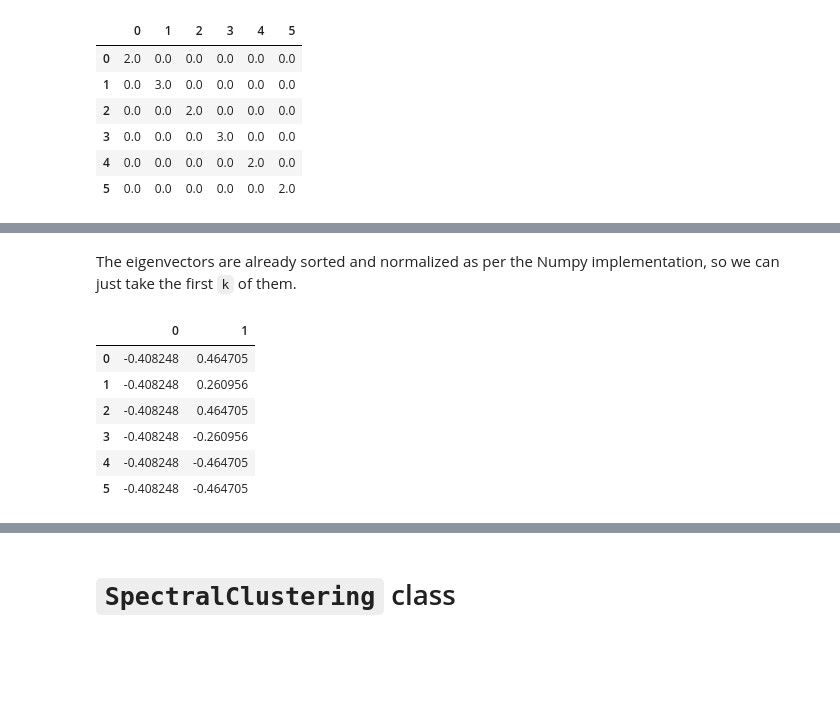
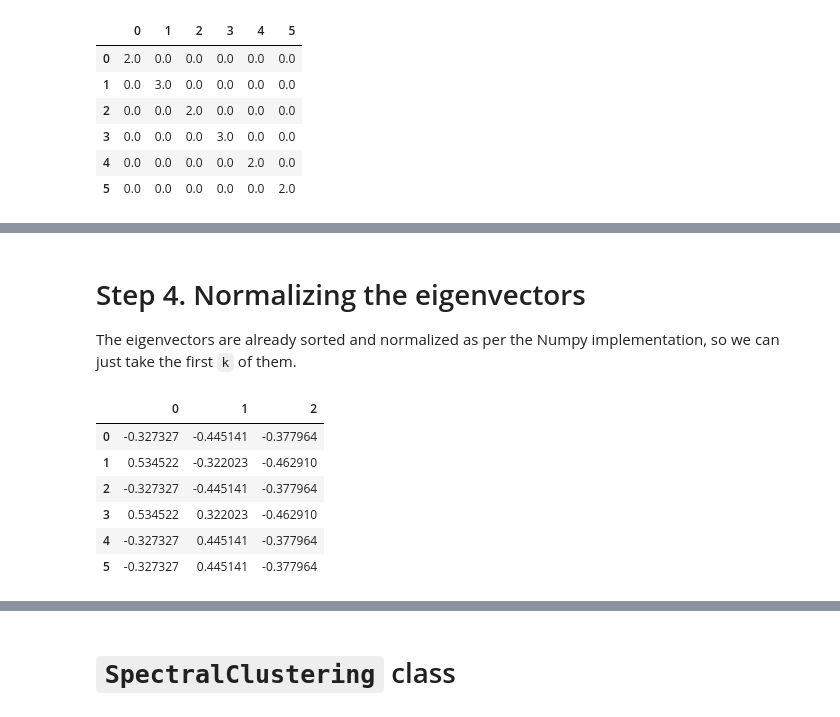
Before and after one commit to workinn/ID2222, a Jupyter notebook: lab4/Linus.ipynb, the cells around one changed output, grey strips where cells are left out. Drawn from its saved outputs; the diff is of its cells as text; code cells hidden in the pictures; blank space fills up the shorter version.

```diff
--- a/lab4/Linus.ipynb
+++ b/lab4/Linus.ipynb
@@ -201,6 +183,5 @@ And now we form the Laplacian.
 # %%
-#L = ((sqrtm(inv(D))).dot(A)).dot(sqrtm(inv(D)))
-L = D - A
+L = ((sqrtm(inv(D))).dot(A)).dot(sqrtm(inv(D)))
 pd.DataFrame(L)
 # %% [output]
 |  | 0 | 1 | 2 | 3 | 4 | 5 |
@@ -235,0 +200,10 @@ print(pd.DataFrame(eigvecs))
+# %%
+from scipy.linalg import eigh
+
+# number of clusters
+k = 2
+
+# find the k smallest eigenvalues and eigenvectors
+eigvals, eigvecs = eigh(L, eigvals=(len(L) - k - 1, len(L) - 1))
+print(pd.DataFrame(eigvals))
+print(pd.DataFrame(eigvecs))
@@ -236,14 +222,14 @@ print(pd.DataFrame(eigvecs))
 # %% [markdown]
+# Step 4. Normalizing the eigenvectors
 The eigenvectors are already sorted and normalized as per the Numpy implementation, so we can just take the first `k` of them.
 # %%
-k = 2
-Y = eigvecs[:,0:k]
+Y = eigvecs
 pd.DataFrame(Y)
 # %% [output]
-|  | 0 | 1 |
-| 0 | -0.408248 | 0.464705 |
-| 1 | -0.408248 | 0.260956 |
-| 2 | -0.408248 | 0.464705 |
-| 3 | -0.408248 | -0.260956 |
-| 4 | -0.408248 | -0.464705 |
-| 5 | -0.408248 | -0.464705 |
+|  | 0 | 1 | 2 |
+| 0 | -0.327327 | -0.445141 | -0.377964 |
+| 1 | 0.534522 | -0.322023 | -0.462910 |
+| 2 | -0.327327 | -0.445141 | -0.377964 |
+| 3 | 0.534522 | 0.322023 | -0.462910 |
+| 4 | -0.327327 | 0.445141 | -0.377964 |
+| 5 | -0.327327 | 0.445141 | -0.377964 |
```
Also changed, not shown: parts of 40 cells of this notebook.
